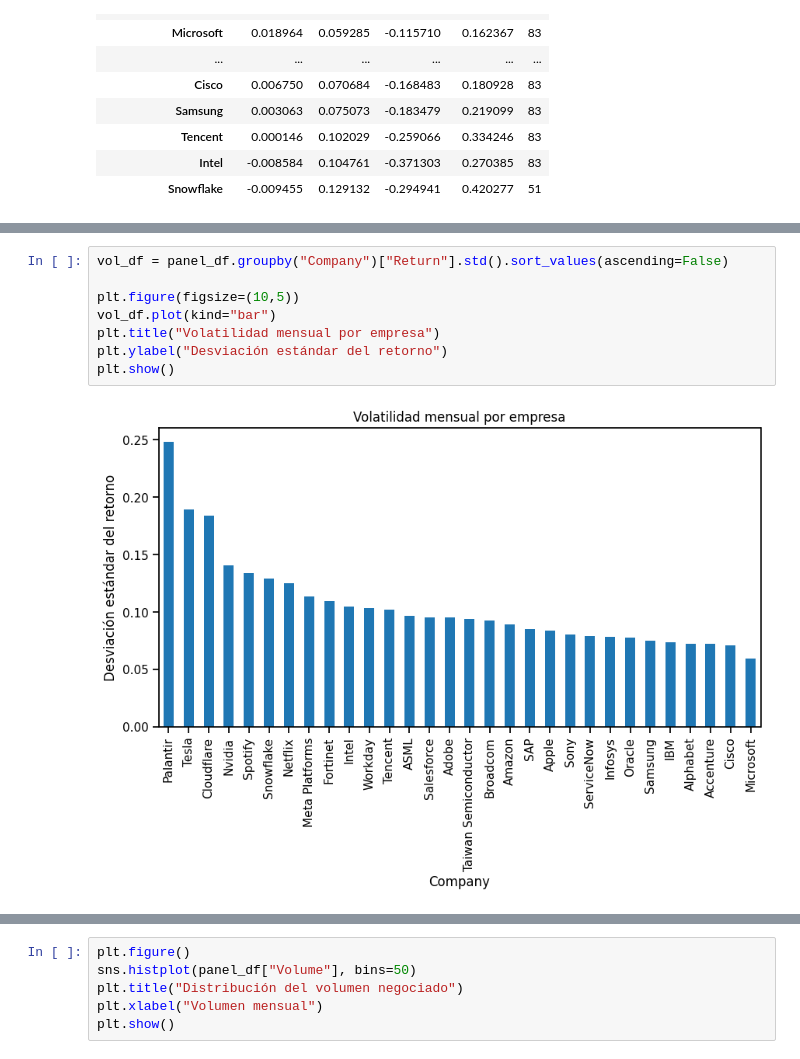
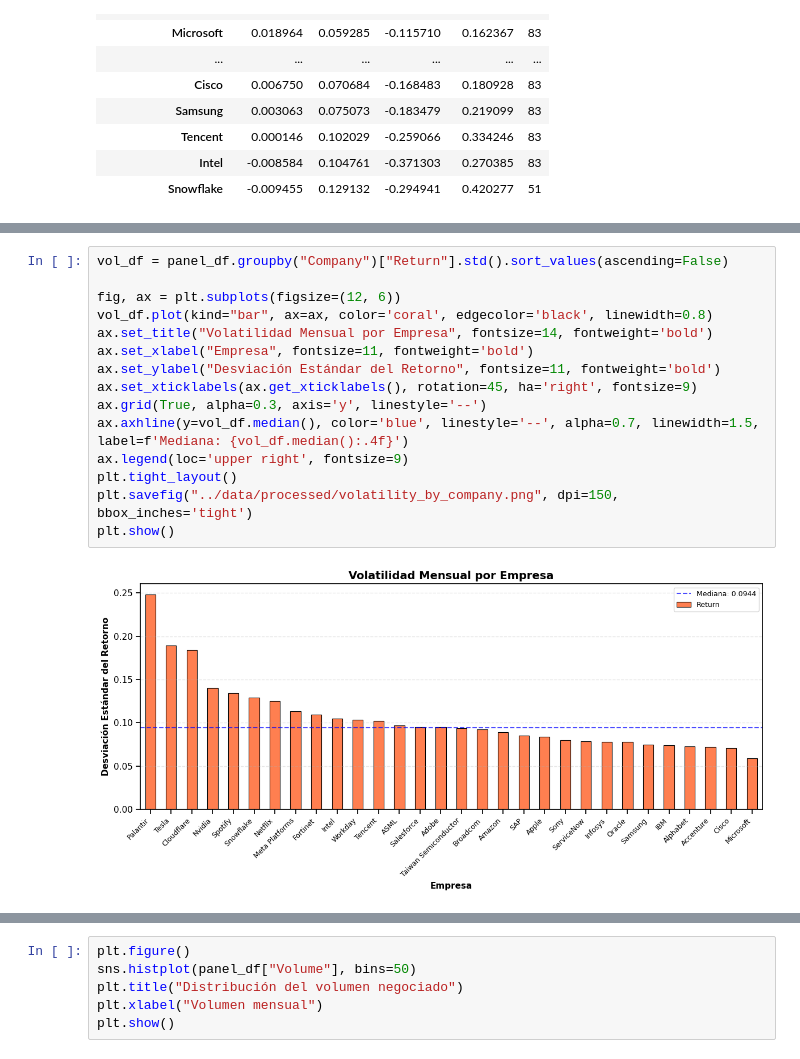
Before and after one commit to fabio2k3/AlphaTech-Analyzer, a Jupyter notebook: notebooks/eda.ipynb, the cells around one changed output, grey strips where cells are left out. Drawn from its saved outputs; the diff is of its cells as text.

```diff
--- a/notebooks/eda.ipynb
+++ b/notebooks/eda.ipynb
@@ -117,11 +234,18 @@ plt.show()
 # %%
 vol_df = panel_df.groupby("Company")["Return"].std().sort_values(ascending=False)
 
-plt.figure(figsize=(10,5))
-vol_df.plot(kind="bar")
-plt.title("Volatilidad mensual por empresa")
-plt.ylabel("Desviación estándar del retorno")
+fig, ax = plt.subplots(figsize=(12, 6))
+vol_df.plot(kind="bar", ax=ax, color='coral', edgecolor='black', linewidth=0.8)
+ax.set_title("Volatilidad Mensual por Empresa", fontsize=14, fontweight='bold')
+ax.set_xlabel("Empresa", fontsize=11, fontweight='bold')
+ax.set_ylabel("Desviación Estándar del Retorno", fontsize=11, fontweight='bold')
+ax.set_xticklabels(ax.get_xticklabels(), rotation=45, ha='right', fontsize=9)
+ax.grid(True, alpha=0.3, axis='y', linestyle='--')
+ax.axhline(y=vol_df.median(), color='blue', linestyle='--', alpha=0.7, linewidth=1.5, label=f'Mediana: {vol_df.median():.4f}')
+ax.legend(loc='upper right', fontsize=9)
+plt.tight_layout()
+plt.savefig("../data/processed/volatility_by_company.png", dpi=150, bbox_inches='tight')
 plt.show()
 # %% [output]
-[figure, old version]
+[figure, new version]
 # %%
```
Also changed, not shown: parts of 31 cells of this notebook, 19 other files.
